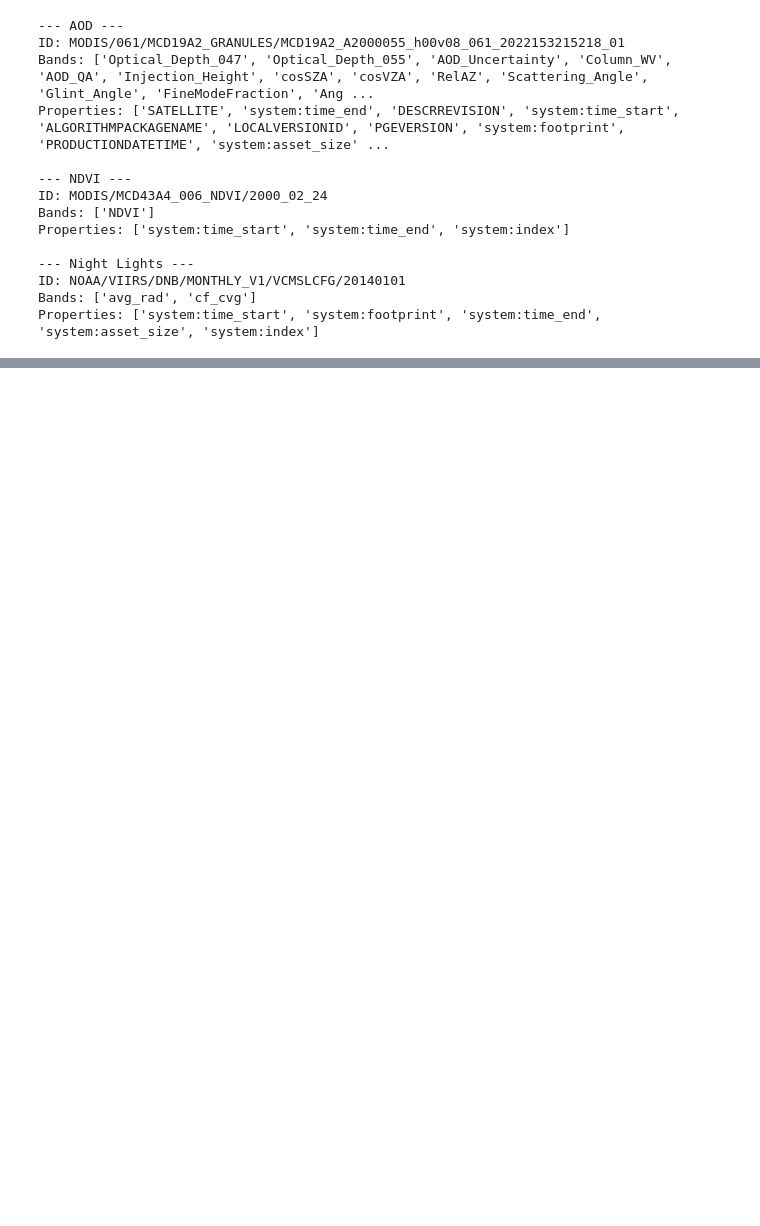
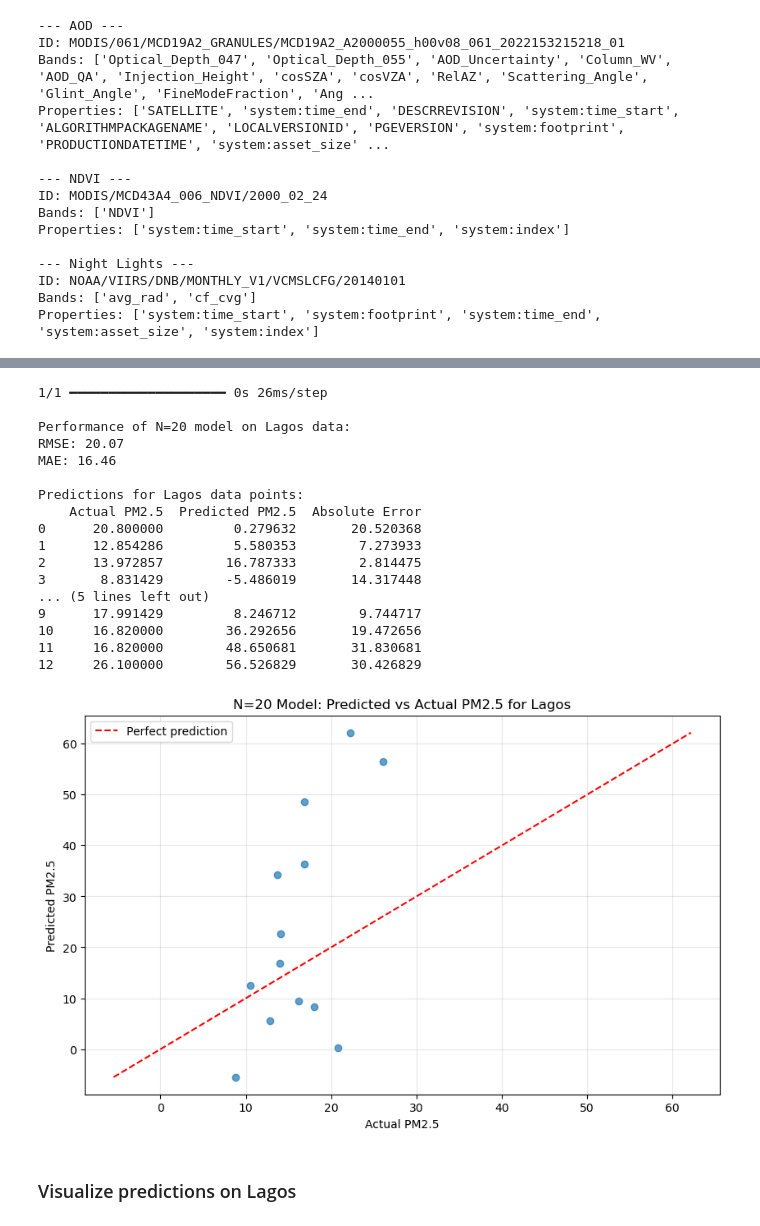
Before and after one commit to sabrinahu5/stat288-final-project, a Jupyter notebook: gee_processing.ipynb, the cells around one changed output, grey strips where cells are left out. Drawn from its saved outputs; the diff is of its cells as text; code cells hidden in the pictures; blank space fills up the shorter version.

```diff
--- a/gee_processing.ipynb
+++ b/gee_processing.ipynb
@@ -865,0 +997,66 @@ R²: 0.2908
+# %%
+# Evaluate the model with N=20 on Lagos data
+
+if n20_model is None:
+    print("No model with N=20 found in results.")
+else:
+    # Prepare Lagos data for prediction
+    X_lagos = np.stack(lagos_merged['patch'].values)
+    y_lagos_true = lagos_merged['pm25_mean'].values
+
+    # Make predictions
+    y_lagos_pred = n20_model.predict(X_lagos)
+
+    # Calculate metrics
+    lagos_rmse = np.sqrt(np.mean((y_lagos_pred.flatten() - y_lagos_true) ** 2))
+    lagos_mae = np.mean(np.abs(y_lagos_pred.flatten() - y_lagos_true))
+
+    print(f"\nPerformance of N=20 model on Lagos data:")
+    print(f"RMSE: {lagos_rmse:.2f}")
+    print(f"MAE: {lagos_mae:.2f}")
+
+    # Create a scatter plot of predicted vs actual values
+    plt.figure(figsize=(10, 6))
+    plt.scatter(y_lagos_true, y_lagos_pred, alpha=0.7)
+
+    # Add perfect prediction line
+    min_val = min(min(y_lagos_true), min(y_lagos_pred))
+    max_val = max(max(y_lagos_true), max(y_lagos_pred))
+    plt.plot([min_val, max_val], [min_val, max_val], 'r--', label='Perfect prediction')
+
+    plt.xlabel('Actual PM2.5')
+    plt.ylabel('Predicted PM2.5')
+    plt.title('N=20 Model: Predicted vs Actual PM2.5 for Lagos')
+    plt.grid(True, alpha=0.3)
+    plt.legend()
+
+    # Add a table with the predictions
+    results_df = pd.DataFrame({
+        'Actual PM2.5': y_lagos_true,
+        'Predicted PM2.5': y_lagos_pred.flatten(),
+        'Absolute Error': np.abs(y_lagos_pred.flatten() - y_lagos_true)
+    })
+
+    print("\nPredictions for Lagos data points:")
+    print(results_df)
+# %% [output]
+1/1 ━━━━━━━━━━━━━━━━━━━━ 0s 26ms/step
+
+Performance of N=20 model on Lagos data:
+RMSE: 20.07
+MAE: 16.46
+
+Predictions for Lagos data points:
+    Actual PM2.5  Predicted PM2.5  Absolute Error
+0      20.800000         0.279632       20.520368
+1      12.854286         5.580353        7.273933
+2      13.972857        16.787333        2.814475
+3       8.831429        -5.486019       14.317448
+... (5 lines left out)
+9      17.991429         8.246712        9.744717
+10     16.820000        36.292656       19.472656
+11     16.820000        48.650681       31.830681
+12     26.100000        56.526829       30.426829
+[figure, added]
+# %% [markdown]
+### Visualize predictions on Lagos
```
Also changed, not shown: parts of 61 cells of this notebook, 9 other files.
